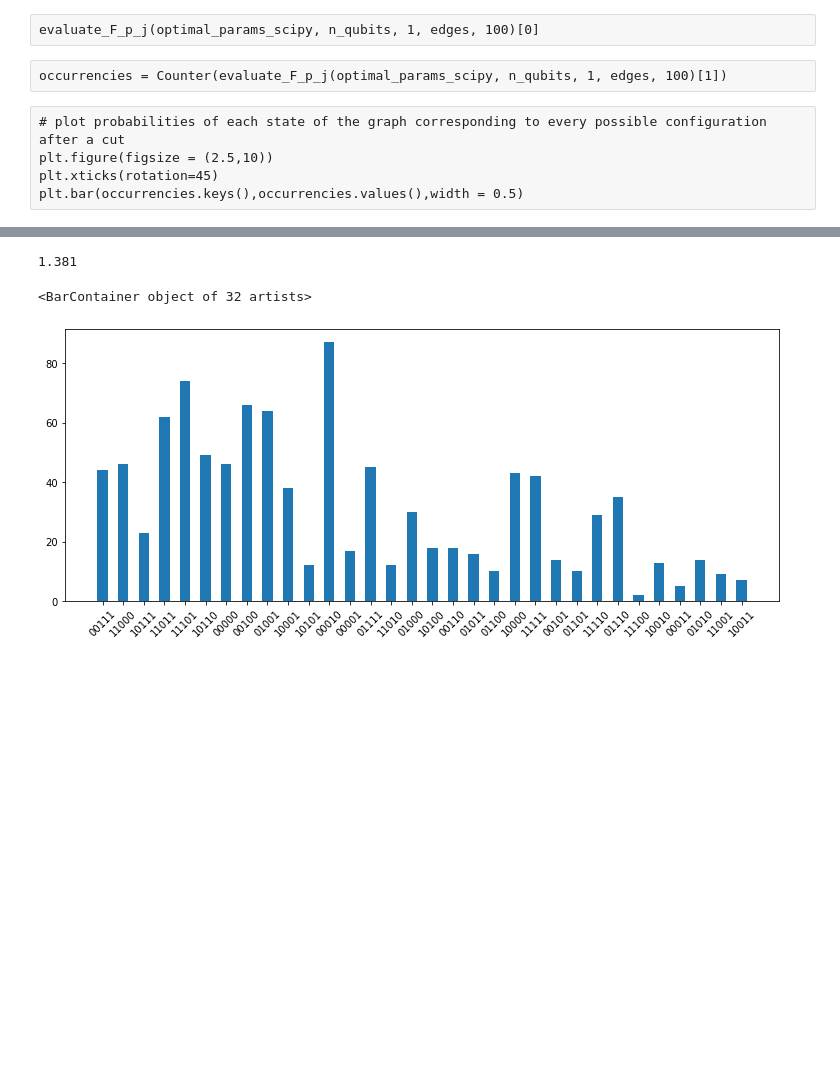
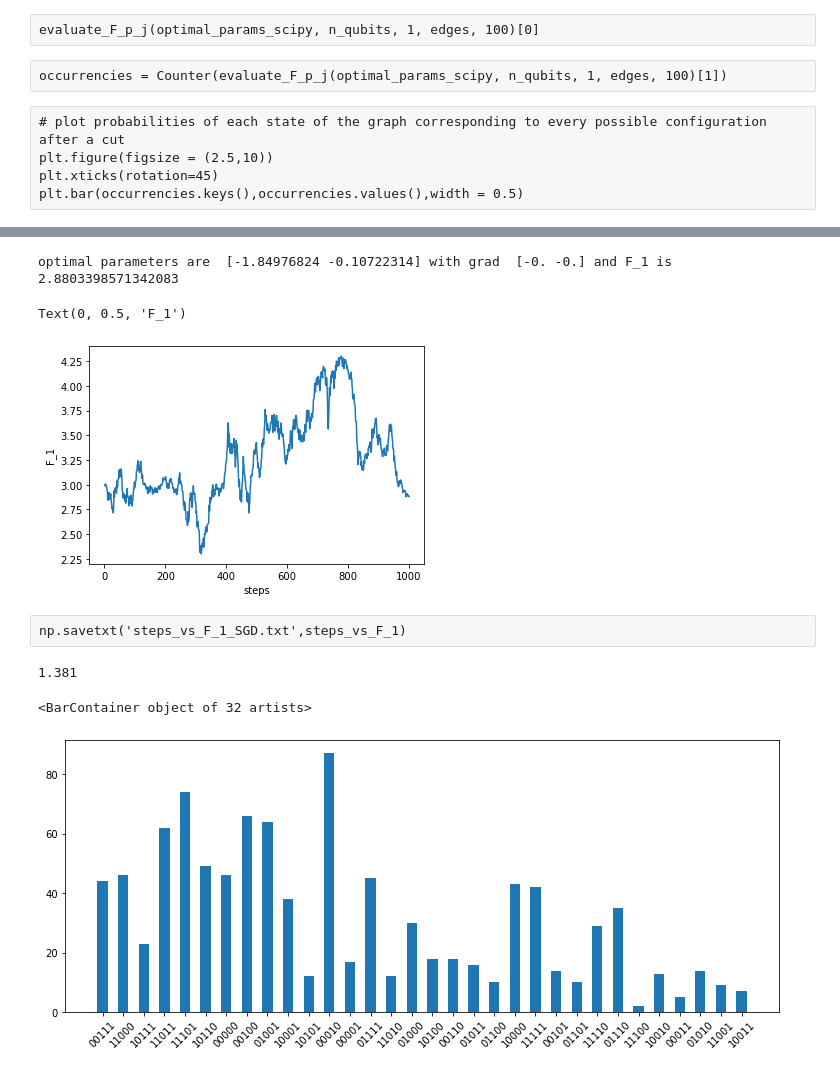
Before and after one commit to andreabasiliorava/Thesis_QAOA, a Jupyter notebook: QAOA_MaxCut.ipynb, the cells around one changed output, grey strips where cells are left out. Saved outputs shown, nothing was run; the diff lists cells and outputs as text; code cells hidden in the pictures; blank space fills up the shorter version.

```diff
--- a/QAOA_MaxCut.ipynb
+++ b/QAOA_MaxCut.ipynb
@@ -565,29 +571,32 @@ def Adam_optimization(function, args=(), n_steps=10, eta=0.001 beta_1=0.9, beta_
     parameters = np.array(0.5*np.)
 # %%
 #perform it for exp_F_1 (check if this method works properly for p=1 case)
-n_steps = 10
+n_steps = 30
 #parameters = np.array(0.5*np.random.random_sample(2*n_levels)) #check how choose initial params, for pi*rand is too dispersive
+parameters = 0.01*np.random.rand(2*n_levels)
+"""
 parameters = np.zeros(2*n_levels) # method used in the paper
 for j in range(2*n_levels):
     if j%2 == 0: #for H-p parameters
         parameters[j] = j/(2*n_levels) #see SGD paper for reference
     else:
         parameters[j] = 1 - j/(2*n_levels) #see SDG paper
+"""
 beta_1 = 0.9
 beta_2 = 0.999
 epsilon = 1e-8
 m_t = np.zeros(2*n_levels)
 v_t = np.zeros(2*n_levels)
 t = 0
-eta = 0.01 #works also for eta = 0.01, but increases very slowly
+eta = 0.05 #works also for eta = 0.01, but increases very slowly, and 0.1 oscillates too much around max
 previous_g_t = np.zeros(2*n_levels)
 for i in range(n_steps):
-    g_t = fin_diff_grad(qaoa.evaluate_F_p, parameters, args=(n_qubits, edges, 100), increment=0.1)
-    if (np.sign(g_t) == -np.sign(previous_g_t)).all(): #and (np.sign(g_t) == -np.sign(np.ones(2*n_levels))).all():
+    g_t = qaoa.fin_diff_grad(qaoa.evaluate_F_p, parameters, args=(n_qubits, edges, 100), increment=0.1)
+    if (np.sign(g_t) == -np.sign(previous_g_t)).all() and (np.sign(g_t) == -np.sign(np.ones(2*n_levels))).all():
         break
     #parameters = parameters + eta*g_t
     if (i + 1) % 1 == 0:
-            print('in', parameters, 'with grad ', g_t,  "objective after step {:5d}: {: .7f}".format(i + 1, analitic_F_1(parameters, graph, edges)))
+            print('in', parameters, 'with grad ', g_t,  "objective after step {:5d}: {: .7f}".format(i + 1, qaoa.analitic_F_1(parameters, graph, edges)))
     t = t+1
     m_t = beta_1*m_t + (1-beta_1)*g_t
     v_t = beta_2*v_t + (1-beta_2)*g_t**2
@@ -596,5 +605,5 @@ for i in range(n_steps):
     parameters = parameters + eta*m_t_hat/(np.sqrt(v_t_hat) + epsilon)
     previous_g_t = g_t
 optimal_parameters_Adam_fin_diff = parameters
-print('optimal parameters are ', optimal_parameters_Adam_fin_diff, 'and F_1 is', analitic_F_1(optimal_parameters_Adam_fin_diff, graph, edges))
+print('optimal parameters are ', optimal_parameters_Adam_fin_diff, 'and F_1 is', qaoa.analitic_F_1(optimal_parameters_Adam_fin_diff, graph, edges))
 # %% [output]
@@ -996,29 +1010,34 @@ def doubly_stoc_grad_max_cut(params, n_qubits, edges, n_samples):
 #Adam for doubly SGD
 #perform it for exp_F_1 (check if this method works properly for p=1 case)
 n_levels = 1 # paper found convergence for about 50 levels
-n_steps = 10 # paper found convergence for about 10^4 steps
+n_steps = 1000 # paper found convergence for about 10^4 steps
+parameters = 0.01*np.random.rand(2*n_levels)
 #parameters = np.array(0.5*np.random.random_sample(2*n_levels)) #np.array(np.pi*np.random.random_sample(2*n_levels))
+"""
 parameters = np.zeros(2*n_levels) # method used in the paper
 for j in range(2*n_levels):
     if j%2 == 0: #for H-p parameters
         parameters[j] = j/(2*n_levels) #see SGD paper for reference
     else:
         parameters[j] = 1 - j/(2*n_levels) #see SDG paper
-beta_1 = 0.8 # see SGD paper
+"""
+beta_1 = 0.8 # 0.8 in SGD paper
 beta_2 = 0.999
 epsilon = 1e-8
 m_t = np.zeros(2*n_levels)
 v_t = np.zeros(2*n_levels)
 t = 0
-eta = 0.001 # see SDG paper
+eta = 0.005 # 0.001 in SDG paper
+steps_vs_F_1 = []
 #previous_g_t = np.zeros(2*n_levels)
 for i in range(n_steps):
-    g_t = doubly_stoc_grad_max_cut(parameters, n_qubits, edges, 1) # paper tried N = 1, 9, 81
+    g_t = qaoa.doubly_stoc_grad_max_cut(parameters, n_qubits, edges, 1) # paper tried N = 1, 9, 81
     #if (np.sign(g_t) == -np.sign(previous_g_t)).all() and (np.sign(g_t) == -np.sign(np.ones(2*n_levels))).all():
         #break
     parameters = parameters + eta*g_t
-    if (i + 1) % 19 == 0:
-            print('in', parameters, 'with grad ', g_t,  "objective after step {:5d}: {: .7f}".format(i + 1, analitic_F_1(parameters, graph, edges)))
+    F_1 = qaoa.analitic_F_1(parameters, graph, edges)
+    if (i + 1) % 1001 == 0:
+            print('in', parameters, 'with grad ', g_t,  "objective after step {:5d}: {: .7f}".format(i + 1, F_1))
     t = t+1
     m_t = beta_1*m_t + (1-beta_1)*g_t
     v_t = beta_2*v_t + (1-beta_2)*g_t**2
@@ -1026,8 +1045,26 @@ for i in range(n_steps):
     v_t_hat = v_t/(1-beta_2**t)
     parameters = parameters + eta*m_t_hat/(np.sqrt(v_t_hat) + epsilon)
     #previous_g_t = g_t
+    steps_vs_F_1.append([i+1]+[F_1])
 optimal_parameters_Adam_doubly_stoc = parameters
-print('optimal parameters are ', optimal_parameters_Adam_doubly_stoc,'with grad ', g_t, 'and F_1 is', analitic_F_1(optimal_parameters_Adam_doubly_stoc, graph, edges))
+print('optimal parameters are ', optimal_parameters_Adam_doubly_stoc,'with grad ', g_t, 'and F_1 is', qaoa.analitic_F_1(optimal_parameters_Adam_doubly_stoc, graph, edges))
+# %% [output]
+optimal parameters are  [-1.84976824 -0.10722314] with grad  [-0. -0.] and F_1 is 2.8803398571342083
+# %%
+steps = []
+F_1 = []
+for x_y in steps_vs_F_1:
+    steps.append(x_y[0])
+    F_1.append(x_y[1])
+# %%
+plt.plot(steps, F_1)
+plt.xlabel('steps')
+plt.ylabel('F_1')
+# %% [output]
+Text(0, 0.5, 'F_1')
+[figure, added]
+# %% [raw]
+np.savetxt('steps_vs_F_1_SGD.txt',steps_vs_F_1)
 # %%
 n_samples = 1000
 #optimal_params = optimal_params_scipy
```
Also changed, not shown: parts of 13 cells of this notebook, 1 other file.
